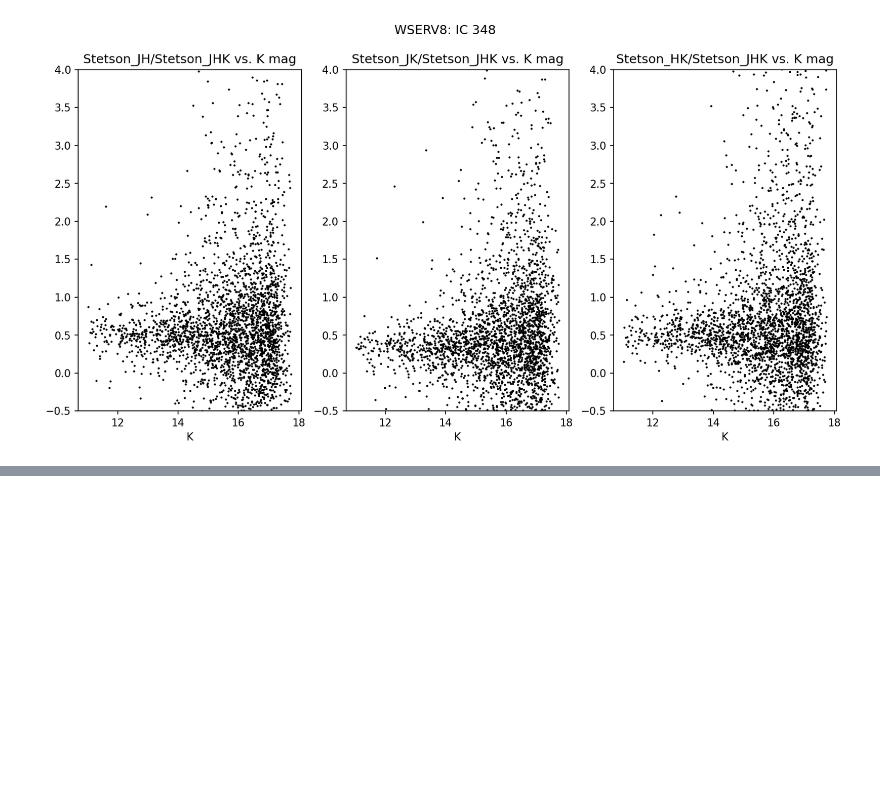
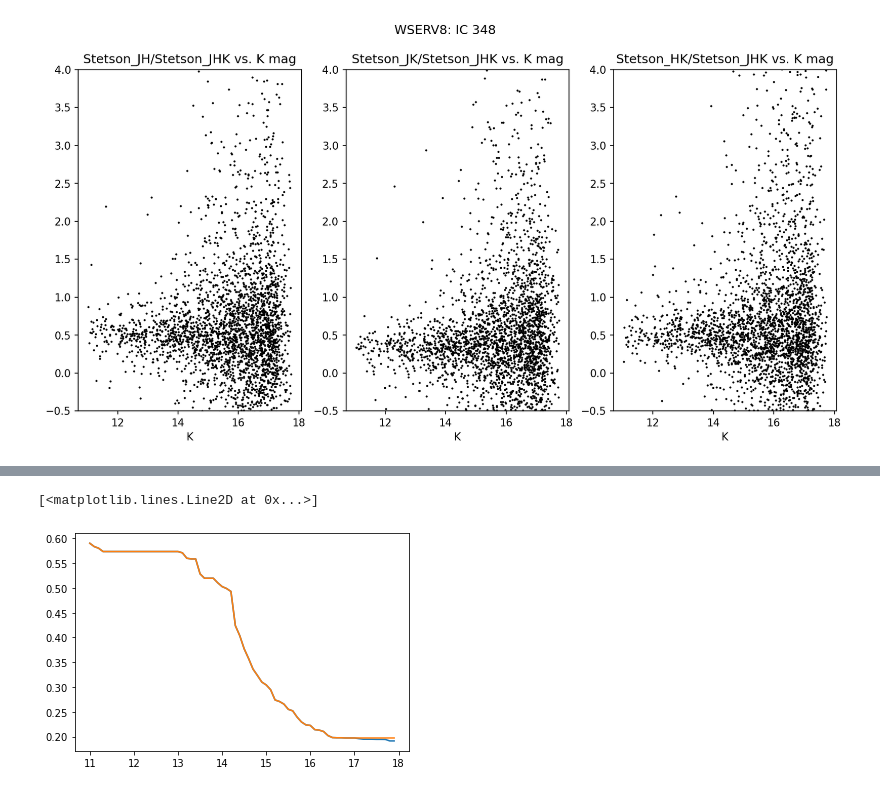
Before and after one commit to tomr-stargazer/Variability_Project_2020, a Jupyter notebook: wuvars/analysis/prototypes/Prototyping moving_average_percentile.ipynb, the cells around one changed output, grey strips where cells are left out. Saved outputs shown, nothing was run; the diff lists cells and outputs as text; code cells hidden in the pictures; blank space fills up the shorter version.

```diff
--- a/wuvars/analysis/prototypes/Prototyping moving_average_percentile.ipynb
+++ b/wuvars/analysis/prototypes/Prototyping moving_average_percentile.ipynb
@@ -399,0 +426,8 @@ for wserv, n_min, n_max, S in list(zip(wserv_ids, n_min_list, n_max_list, min_St
+# %%
+result_grid_95_standard = standardize_result(x_grid, result_grid_95, flatten_threshold=17)
+
+plt.plot(x_grid, result_grid_95)
+plt.plot(x_grid, result_grid_95_standard)
+# %% [output]
+[<matplotlib.lines.Line2D at 0x...>]
+[figure, added]
```
Also changed, not shown: parts of 5 cells of this notebook.
